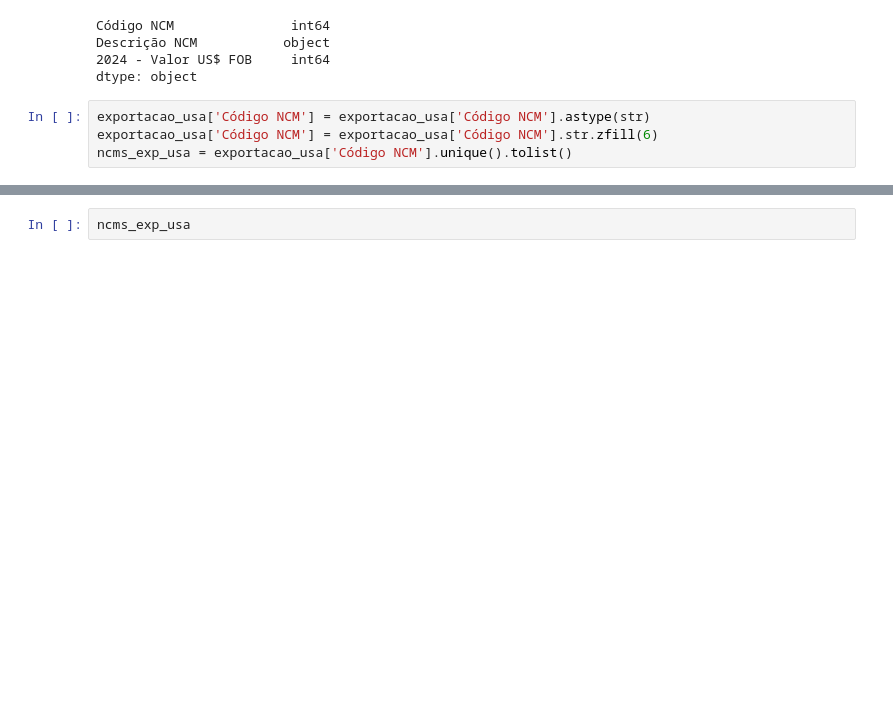
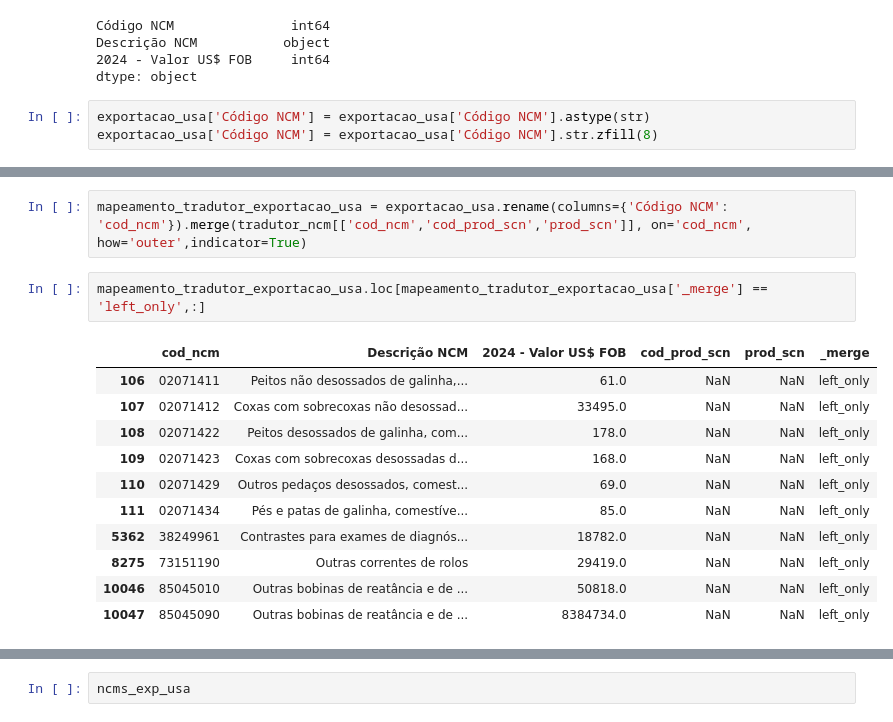
Before and after one commit to amiltonmendes/analise_insumo_produto, a Jupyter notebook: Análise Comex - BRA - EUA.ipynb, the cells around one changed output, grey strips where cells are left out. Saved outputs shown, nothing was run; the diff lists cells and outputs as text; blank space fills up the shorter version.

```diff
--- a/Análise Comex - BRA - EUA.ipynb
+++ b/Análise Comex - BRA - EUA.ipynb
@@ -28,5 +33,4 @@ Descrição NCM           object
 dtype: object
 # %%
 exportacao_usa['Código NCM'] = exportacao_usa['Código NCM'].astype(str)
-exportacao_usa['Código NCM'] = exportacao_usa['Código NCM'].str.zfill(6)
-ncms_exp_usa = exportacao_usa['Código NCM'].unique().tolist()
+exportacao_usa['Código NCM'] = exportacao_usa['Código NCM'].str.zfill(8)
@@ -32,0 +90,16 @@ ncms_exp_usa = exportacao_usa['Código NCM'].unique().tolist()
+# %%
+mapeamento_tradutor_exportacao_usa = exportacao_usa.rename(columns={'Código NCM': 'cod_ncm'}).merge(tradutor_ncm[['cod_ncm','cod_prod_scn','prod_scn']], on='cod_ncm', how='outer',indicator=True)
+# %%
+mapeamento_tradutor_exportacao_usa.loc[mapeamento_tradutor_exportacao_usa['_merge'] == 'left_only',:]
+# %% [output]
+|  | cod_ncm | Descrição NCM | 2024 - Valor US$ FOB | cod_prod_scn | prod_scn | _merge |
+| 106 | 02071411 | Peitos não desossados de galinha,... | 61.0 | NaN | NaN | left_only |
+| 107 | 02071412 | Coxas com sobrecoxas não desossad... | 33495.0 | NaN | NaN | left_only |
+| 108 | 02071422 | Peitos desossados de galinha, com... | 178.0 | NaN | NaN | left_only |
+| 109 | 02071423 | Coxas com sobrecoxas desossadas d... | 168.0 | NaN | NaN | left_only |
+| 110 | 02071429 | Outros pedaços desossados, comest... | 69.0 | NaN | NaN | left_only |
+| 111 | 02071434 | Pés e patas de galinha, comestíve... | 85.0 | NaN | NaN | left_only |
+| 5362 | 38249961 | Contrastes para exames de diagnós... | 18782.0 | NaN | NaN | left_only |
+| 8275 | 73151190 | Outras correntes de rolos | 29419.0 | NaN | NaN | left_only |
+| 10046 | 85045010 | Outras bobinas de reatância e de ... | 50818.0 | NaN | NaN | left_only |
+| 10047 | 85045090 | Outras bobinas de reatância e de ... | 8384734.0 | NaN | NaN | left_only |
```
Also changed, not shown: parts of 22 cells of this notebook, 13 other files.
